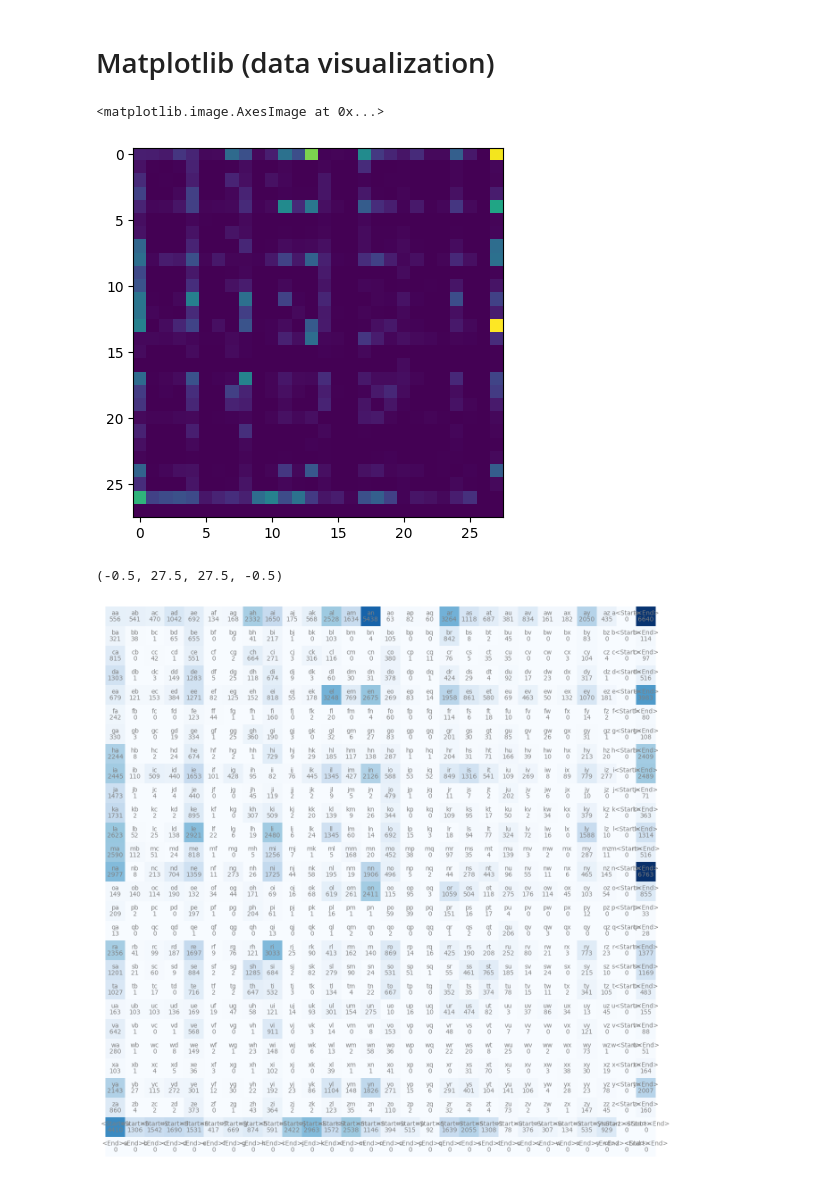
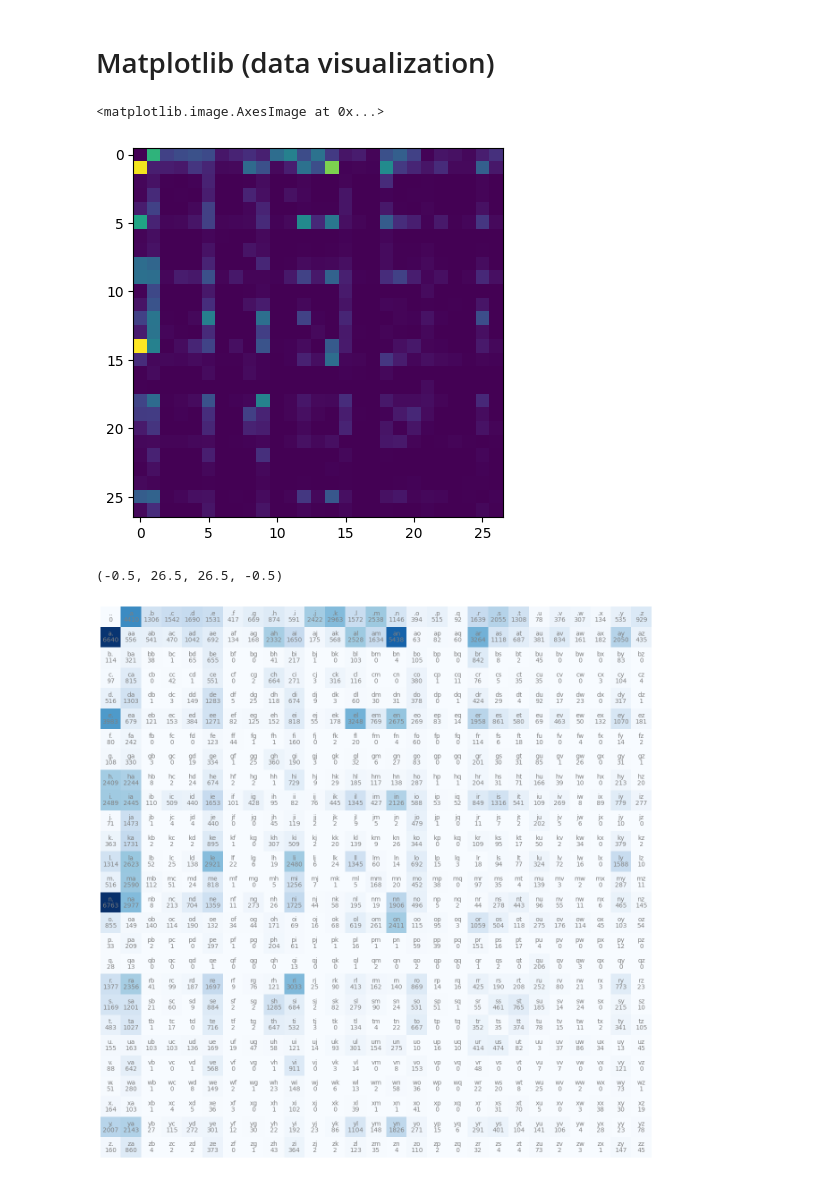
Before and after one commit to WackyChomp/neuro-network, a Jupyter notebook: Makemore/1_makemore_bigram.ipynb, the cells around one changed output. Saved outputs shown, nothing was run; the diff lists cells and outputs as text; code cells hidden in the pictures.

Commit message:
Adjusted size of array to '27x27' by removing start and end variable

```diff
--- a/Makemore/1_makemore_bigram.ipynb
+++ b/Makemore/1_makemore_bigram.ipynb
@@ -126,16 +126,15 @@ tensor([[  1,   0, 420,   0,   5],
         [  0,   2,   0,   4,   0],
         [  0,   0,   3,   0,   0]], dtype=torch.int32)
 # %%
-# 28 x 28 2D Array for Bigram
-N = torch.zeros((28, 28), dtype=torch.int32)
+# 27 x 27 2D Array for Bigram
+N = torch.zeros((27, 27), dtype=torch.int32)
 
 chars = sorted(list(set(''.join(words))))       # set does not allow duplicate letters
 print(chars)
 
 # Mapping letters/strings to index
-s_to_i = {s:i for i,s in enumerate(chars)}
-s_to_i['<Start>'] = 26
-s_to_i['<End>'] = 27
+s_to_i = {s:i+1 for i,s in enumerate(chars)}    # have 1st letter start on '1'
+s_to_i['.'] = 0                                 # represents start and end with letter
 s_to_i
 # %% [output]
 ['a', 'b', 'c', 'd', 'e', 'f', 'g', 'h', 'i', 'j', 'k', 'l', 'm', 'n', 'o', 'p', 'q', 'r', 's', 't', 'u', 'v', 'w', 'x', 'y', 'z']
@@ -159,7 +158,7 @@ s_to_i
 # %%
 
 for w in words:
-    chs = ['<Start>'] + list(w) + ['<End>']
+    chs = ['.'] + list(w) + ['.']
     for ch1, ch2 in zip(chs, chs[1:]):
         ix1 = s_to_i[ch1]
         ix2 = s_to_i[ch2]
@@ -214,18 +213,18 @@ import matplotlib.pyplot as plt
 plt.imshow(N)
 # %% [output]
 <matplotlib.image.AxesImage at 0x...>
-[figure, old version]
+[figure, new version]
 # %%
-# Colormap of 28x28 2D Array
+# Colormap of 27x27 2D Array
 plt.figure(figsize=(16,16))
 plt.imshow(N, cmap='Blues')
-for i in range(28):
-    for j in range(28):
+for i in range(27):
+    for j in range(27):
         chstr = i_to_s[i] + i_to_s[j]
-        plt.text(j, i, chstr, ha='center', va='bottom', color='gray')
-        plt.text(j, i, N[i,j].item(), ha='center', va='top', color='gray')
+        plt.text(j, i, chstr, ha='center', va='bottom', color='gray')       # plot text
+        plt.text(j, i, N[i,j].item(), ha='center', va='top', color='gray')  # plot occurrence of bigram
 
 plt.axis('off')
 # %% [output]
-(-0.5, 27.5, 27.5, -0.5)
+(-0.5, 26.5, 26.5, -0.5)
-[figure, old version]
+[figure, new version]
```
Also changed, not shown: parts of 3 cells of this notebook.
